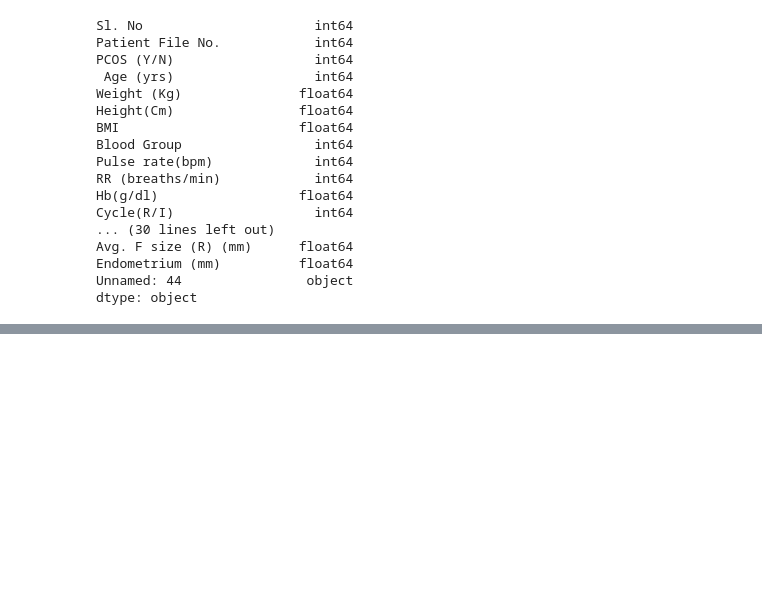
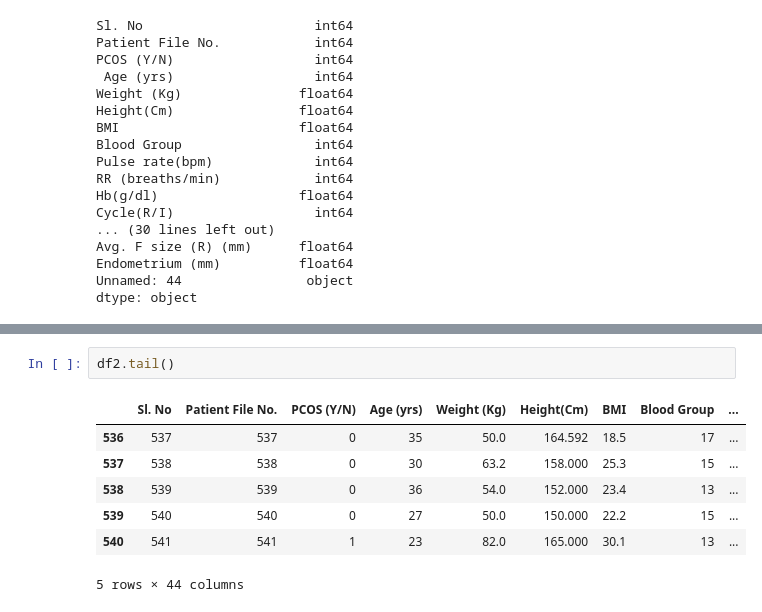
Before and after one commit to Pujakadayat/pcos-detection-ml, a Jupyter notebook: pcos_detection.ipynb, the cells around one changed output, grey strips where cells are left out. Saved outputs shown, nothing was run; the diff lists cells and outputs as text; blank space fills up the shorter version.

```diff
--- a/pcos_detection.ipynb
+++ b/pcos_detection.ipynb
@@ -384,3 +452,13 @@ dtype: object
+# %%
+df2.tail()
+# %% [output]
+|  | Sl. No | Patient File No. | PCOS (Y/N) | Age (yrs) | Weight (Kg) | Height(Cm) | BMI | Blood Group | ... |
+| 536 | 537 | 537 | 0 | 35 | 50.0 | 164.592 | 18.5 | 17 | ... |
+| 537 | 538 | 538 | 0 | 30 | 63.2 | 158.000 | 25.3 | 15 | ... |
+| 538 | 539 | 539 | 0 | 36 | 54.0 | 152.000 | 23.4 | 13 | ... |
+| 539 | 540 | 540 | 0 | 27 | 50.0 | 150.000 | 22.2 | 15 | ... |
+| 540 | 541 | 541 | 1 | 23 | 82.0 | 165.000 | 30.1 | 13 | ... |
+5 rows × 44 columns
 # %%
 df2.isnull().sum()
 # %% [output]
```
Also changed, not shown: parts of 28 cells of this notebook.
